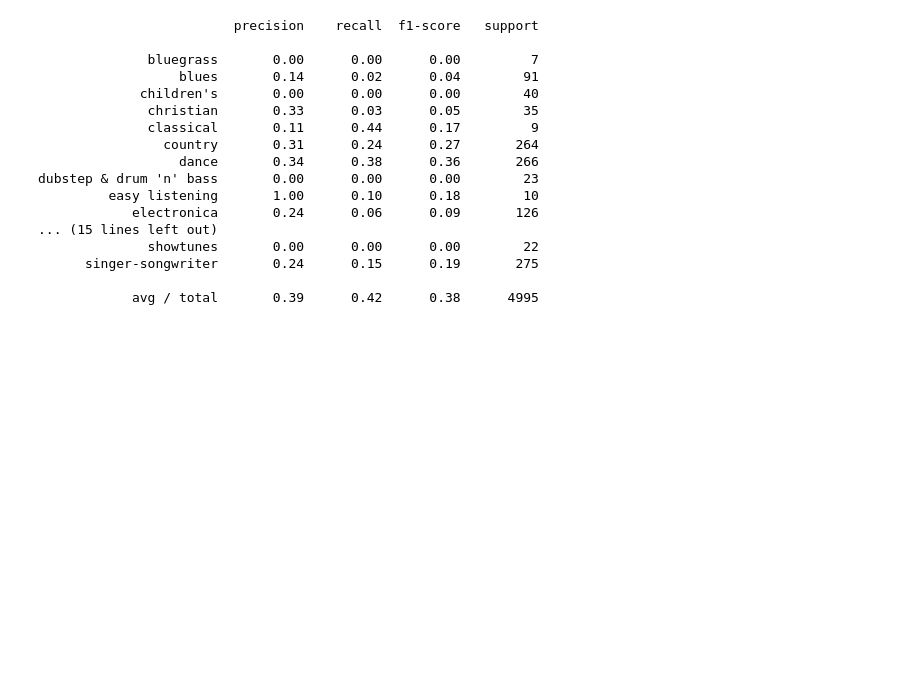
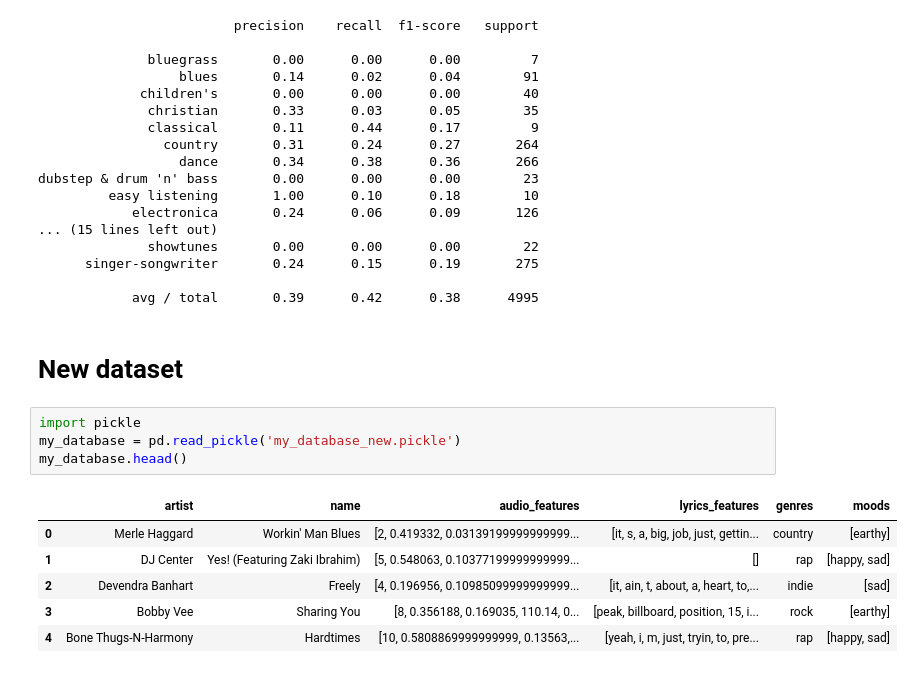
Before and after one commit to singuyenmai/Machine-Learning-CoderSchool, a Jupyter notebook: Music.Recommendation.System/Genres_lyrics.ipynb, the cells around one changed output. Cells and saved outputs as stored; diff of their text form; blank space fills up the shorter version.

```diff
--- a/Music.Recommendation.System/Genres_lyrics.ipynb
+++ b/Music.Recommendation.System/Genres_lyrics.ipynb
@@ -460,3 +518,16 @@ dubstep & drum 'n' bass       0.00      0.00      0.00        23
       singer-songwriter       0.24      0.15      0.19       275
 
             avg / total       0.39      0.42      0.38      4995
+# %% [markdown]
+# New dataset
+# %%
+import pickle
+my_database = pd.read_pickle('my_database_new.pickle')
+my_database.heaad()
+# %% [output]
+|  | artist | name | audio_features | lyrics_features | genres | moods |
+| 0 | Merle Haggard | Workin' Man Blues | [2, 0.419332, 0.03139199999999999... | [it, s, a, big, job, just, gettin... | country | [earthy] |
+| 1 | DJ Center | Yes! (Featuring Zaki Ibrahim) | [5, 0.548063, 0.10377199999999999... | [] | rap | [happy, sad] |
+| 2 | Devendra Banhart | Freely | [4, 0.196956, 0.10985099999999999... | [it, ain, t, about, a, heart, to,... | indie | [sad] |
+| 3 | Bobby Vee | Sharing You | [8, 0.356188, 0.169035, 110.14, 0... | [peak, billboard, position, 15, i... | rock | [earthy] |
+| 4 | Bone Thugs-N-Harmony | Hardtimes | [10, 0.5808869999999999, 0.13563,... | [yeah, i, m, just, tryin, to, pre... | rap | [happy, sad] |
```
Also changed, not shown: parts of 26 cells of this notebook, 1 other file.
